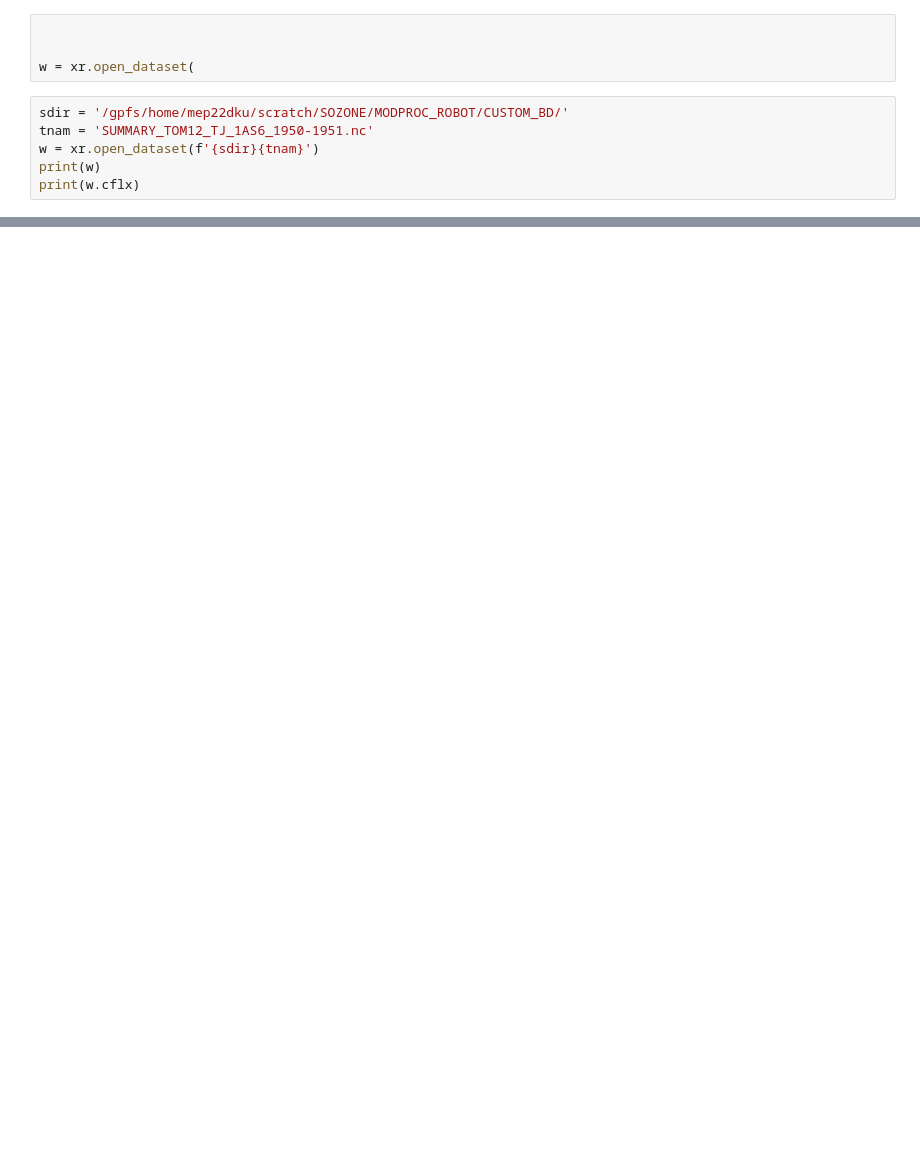
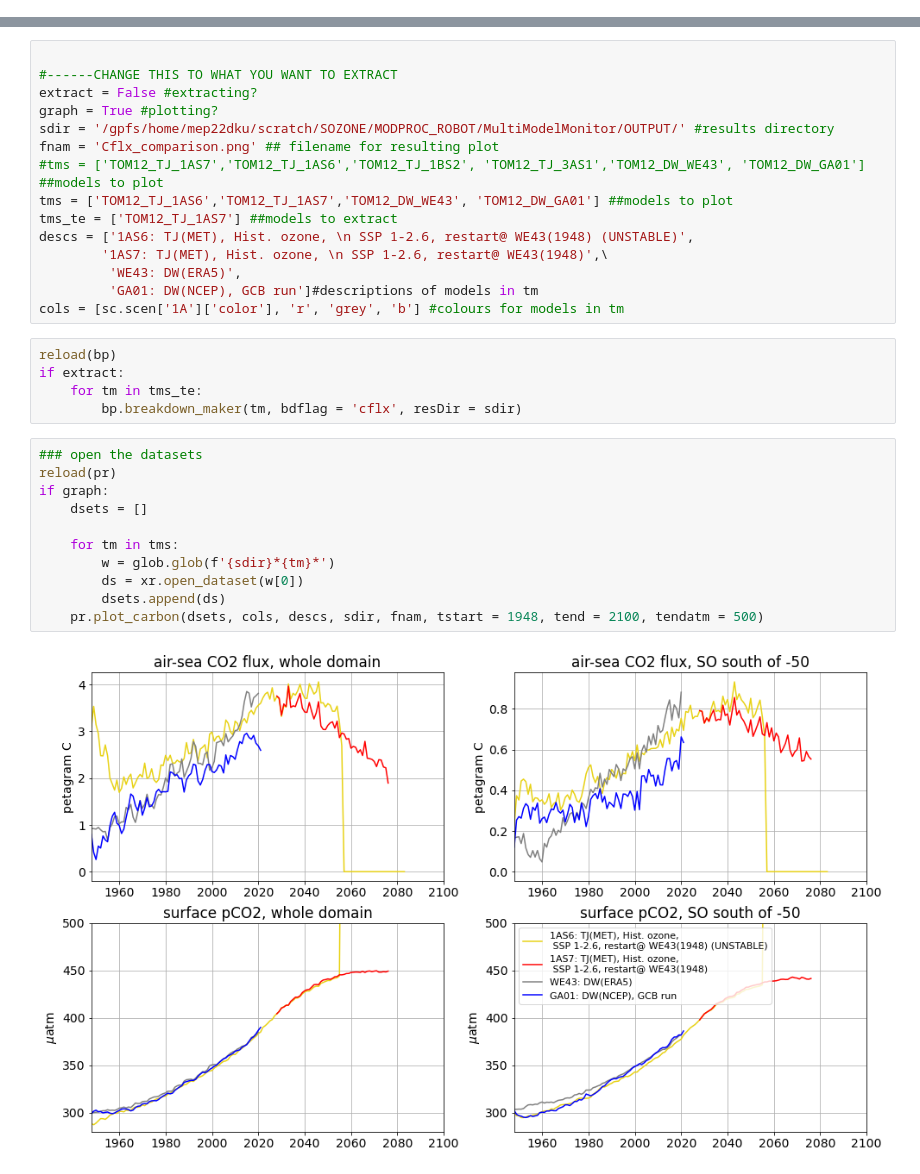
Before and after one commit to tjarnikova/SOZONE, a Jupyter notebook: MODPROC_ROBOT/MultiModelMonitor/DEVELOPER.ipynb, the cells around one changed output, grey strips where cells are left out. Saved outputs shown, nothing was run; the diff lists cells and outputs as text; blank space fills up the shorter version.

```diff
--- a/MODPROC_ROBOT/MultiModelMonitor/DEVELOPER.ipynb
+++ b/MODPROC_ROBOT/MultiModelMonitor/DEVELOPER.ipynb
@@ -320,10 +10,0 @@ NameError: name 'sdir' is not defined
-# %%
-
-
-w = xr.open_dataset(
-# %%
-sdir = '/gpfs/home/mep22dku/scratch/SOZONE/MODPROC_ROBOT/CUSTOM_BD/'
-tnam = 'SUMMARY_TOM12_TJ_1AS6_1950-1951.nc'
-w = xr.open_dataset(f'{sdir}{tnam}')
-print(w)
-print(w.cflx)
@@ -341,0 +25,33 @@ t_ds['pCO2'][:,0:37,:]
+# %%
+
+#------CHANGE THIS TO WHAT YOU WANT TO EXTRACT
+extract = False #extracting?
+graph = True #plotting?
+sdir = '/gpfs/home/mep22dku/scratch/SOZONE/MODPROC_ROBOT/MultiModelMonitor/OUTPUT/' #results directory
+fnam = 'Cflx_comparison.png' ## filename for resulting plot
+#tms = ['TOM12_TJ_1AS7','TOM12_TJ_1AS6','TOM12_TJ_1BS2', 'TOM12_TJ_3AS1','TOM12_DW_WE43', 'TOM12_DW_GA01'] ##models to plot
+tms = ['TOM12_TJ_1AS6','TOM12_TJ_1AS7','TOM12_DW_WE43', 'TOM12_DW_GA01'] ##models to plot
+tms_te = ['TOM12_TJ_1AS7'] ##models to extract
+descs = ['1AS6: TJ(MET), Hist. ozone, \n SSP 1-2.6, restart@ WE43(1948) (UNSTABLE)',
+        '1AS7: TJ(MET), Hist. ozone, \n SSP 1-2.6, restart@ WE43(1948)',\
+         'WE43: DW(ERA5)',
+         'GA01: DW(NCEP), GCB run']#descriptions of models in tm
+cols = [sc.scen['1A']['color'], 'r', 'grey', 'b'] #colours for models in tm
+# %%
+reload(bp)
+if extract:
+    for tm in tms_te:
+        bp.breakdown_maker(tm, bdflag = 'cflx', resDir = sdir)
+# %%
+### open the datasets
+reload(pr)
+if graph:
+    dsets = []
+
+    for tm in tms:
+        w = glob.glob(f'{sdir}*{tm}*')
+        ds = xr.open_dataset(w[0])
+        dsets.append(ds)
+    pr.plot_carbon(dsets, cols, descs, sdir, fnam, tstart = 1948, tend = 2100, tendatm = 500)
+# %% [output]
+[figure, added]
```
Also changed, not shown: parts of 19 cells of this notebook, 21 other files.
